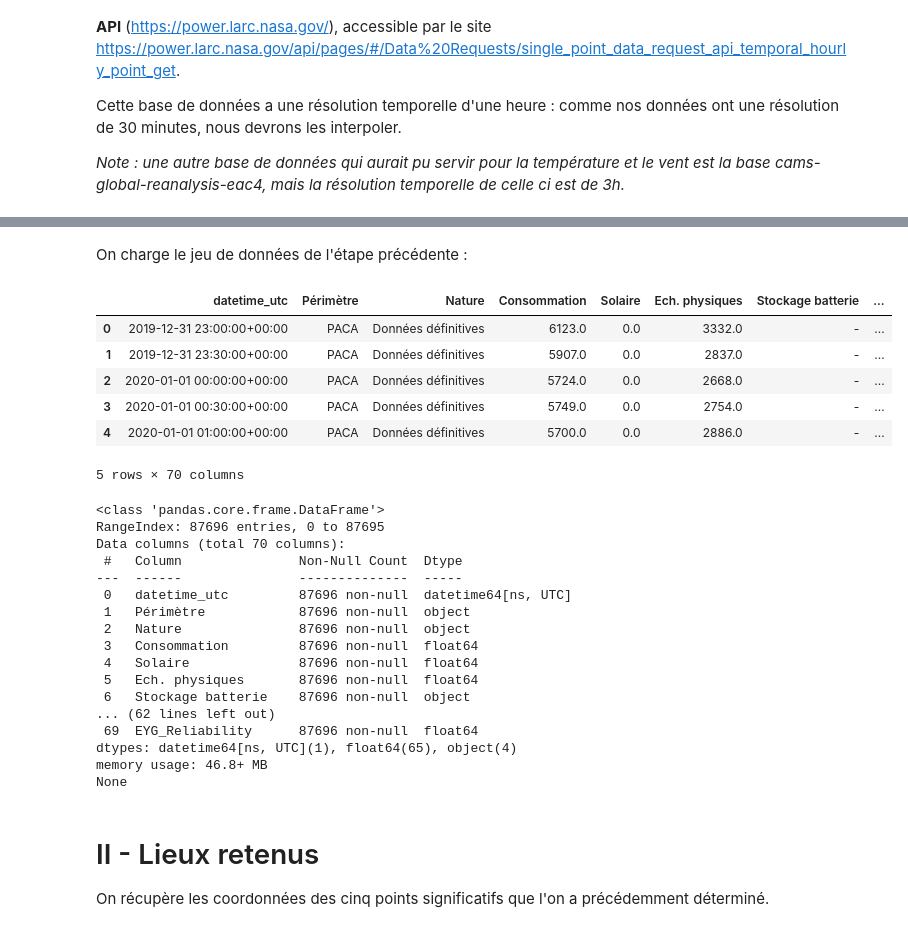
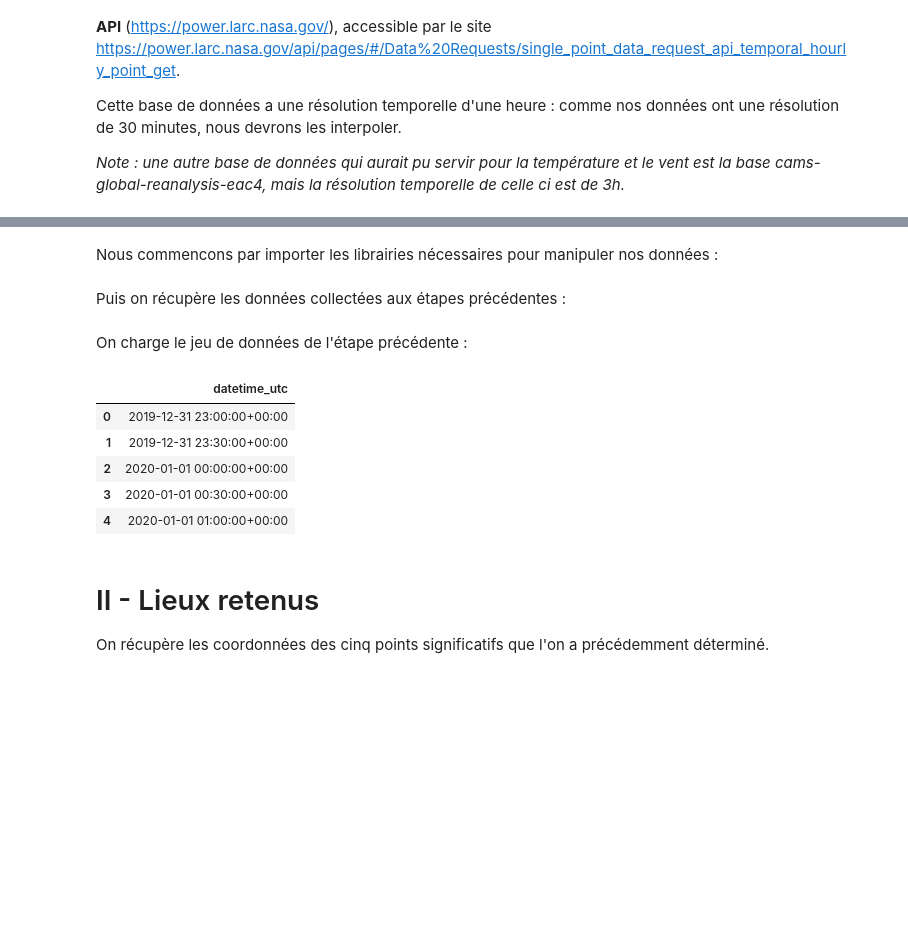
Before and after one commit to Math2935/aug25cds_variabilite, a Jupyter notebook: notebooks/02_collecte/04_meteorologie.ipynb, the cells around one changed output, grey strips where cells are left out. Saved outputs shown, nothing was run; the diff lists cells and outputs as text; code cells hidden in the pictures; blank space fills up the shorter version.

Commit message:
Update collect.

```diff
--- a/notebooks/02_collecte/04_meteorologie.ipynb
+++ b/notebooks/02_collecte/04_meteorologie.ipynb
@@ -36 +23,3 @@ On importe les librairies nécessaires pour manipuler nos données :
+# %% [markdown]
+Nous commencons par importer les librairies nécessaires pour manipuler nos données :
 # %%
@@ -37,38 +29,39 @@ On importe les librairies nécessaires pour manipuler nos données :
 # On importe les librairies dont on a besoin pour traiter les datasets
 import pandas as pd
 import numpy as np
+# %% [markdown]
+Puis on récupère les données collectées aux étapes précédentes :
+# %%
+# Chemin vers le répertoire de données d'entrée
+input_path = Path('../../data/local_data/input/')
+
+# Chemin vers le répertoire de résultats temporaires
+temp_path = Path('../../data/local_data/temp/')
+
+# Chemin vers le répertoire de résultats finaux
+output_path = Path('../../data/local_data/output/')
+
+# Chemin du dataset de production
+input_datasets = temp_path / 'production_2020_2025.csv'
+
+# Chemin du dataset des communes sélectionnées
+communes = output_path / 'best_communes_geo_energy.csv'
 # %% [markdown]
 On charge le jeu de données de l'étape précédente :
 # %%
 # On récupère le dataset contenant les données de production, les données astronomiques et les données athmosphériques
-df_cams = pd.read_csv(input_datasets, parse_dates=['datetime_utc'])
-display(df_cams.head())
-print(df_cams.info())
+df_meteo = pd.read_csv(input_datasets, parse_dates=['datetime_utc'])
+
+# Pour la collecte des données on n'a besoin que des créneaux horaires
+df_meteo = df_meteo[['datetime_utc']]
+display(df_meteo.head())
 # %% [output]
-|  | datetime_utc | Périmètre | Nature | Consommation | Solaire | Ech. physiques | Stockage batterie | ... |
-| 0 | 2019-12-31 23:00:00+00:00 | PACA | Données définitives | 6123.0 | 0.0 | 3332.0 | - | ... |
-| 1 | 2019-12-31 23:30:00+00:00 | PACA | Données définitives | 5907.0 | 0.0 | 2837.0 | - | ... |
-| 2 | 2020-01-01 00:00:00+00:00 | PACA | Données définitives | 5724.0 | 0.0 | 2668.0 | - | ... |
-| 3 | 2020-01-01 00:30:00+00:00 | PACA | Données définitives | 5749.0 | 0.0 | 2754.0 | - | ... |
-| 4 | 2020-01-01 01:00:00+00:00 | PACA | Données définitives | 5700.0 | 0.0 | 2886.0 | - | ... |
+|  | datetime_utc |
+| 0 | 2019-12-31 23:00:00+00:00 |
+| 1 | 2019-12-31 23:30:00+00:00 |
+| 2 | 2020-01-01 00:00:00+00:00 |
+| 3 | 2020-01-01 00:30:00+00:00 |
+| 4 | 2020-01-01 01:00:00+00:00 |
-5 rows × 70 columns
-<class 'pandas.core.frame.DataFrame'>
-RangeIndex: 87696 entries, 0 to 87695
-Data columns (total 70 columns):
- #   Column               Non-Null Count  Dtype
----  ------               --------------  -----
- 0   datetime_utc         87696 non-null  datetime64[ns, UTC]
- 1   Périmètre            87696 non-null  object
- 2   Nature               87696 non-null  object
- 3   Consommation         87696 non-null  float64
- 4   Solaire              87696 non-null  float64
- 5   Ech. physiques       87696 non-null  float64
- 6   Stockage batterie    87696 non-null  object
-... (62 lines left out)
- 69  EYG_Reliability      87696 non-null  float64
-dtypes: datetime64[ns, UTC](1), float64(65), object(4)
-memory usage: 46.8+ MB
-None
 # %% [markdown]
 # II - Lieux retenus
 
```
Also changed, not shown: parts of 25 cells of this notebook, 3 other files.
